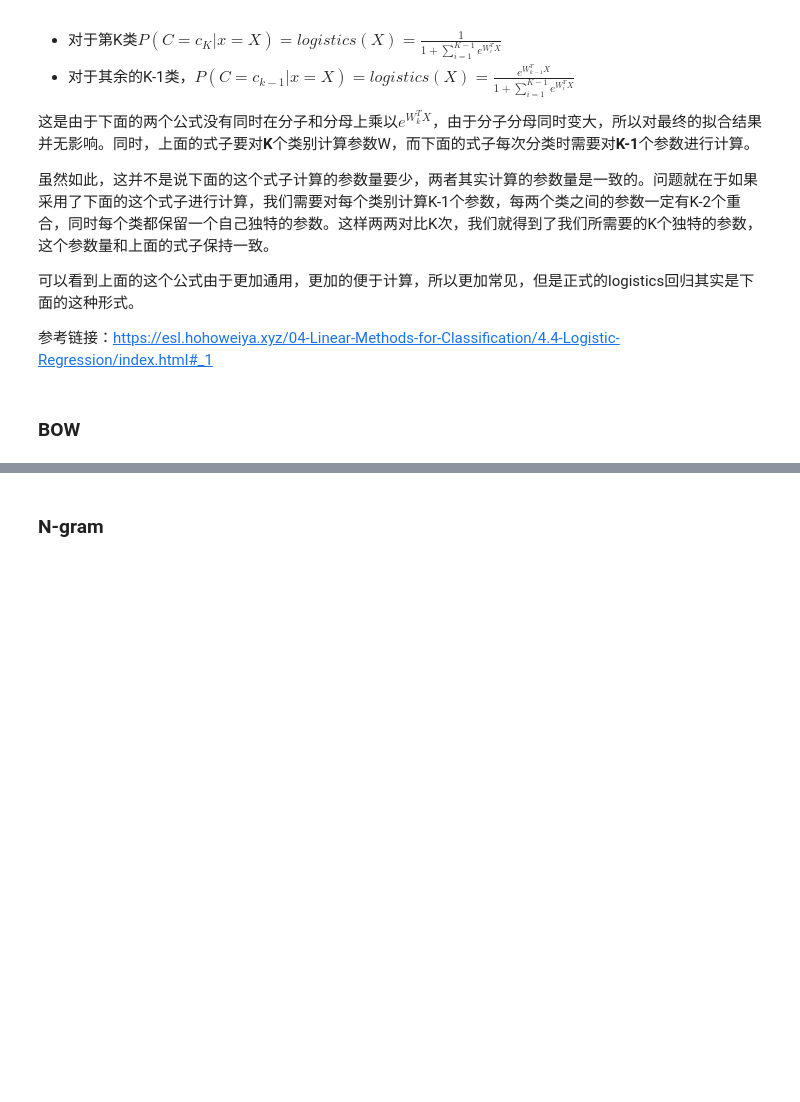
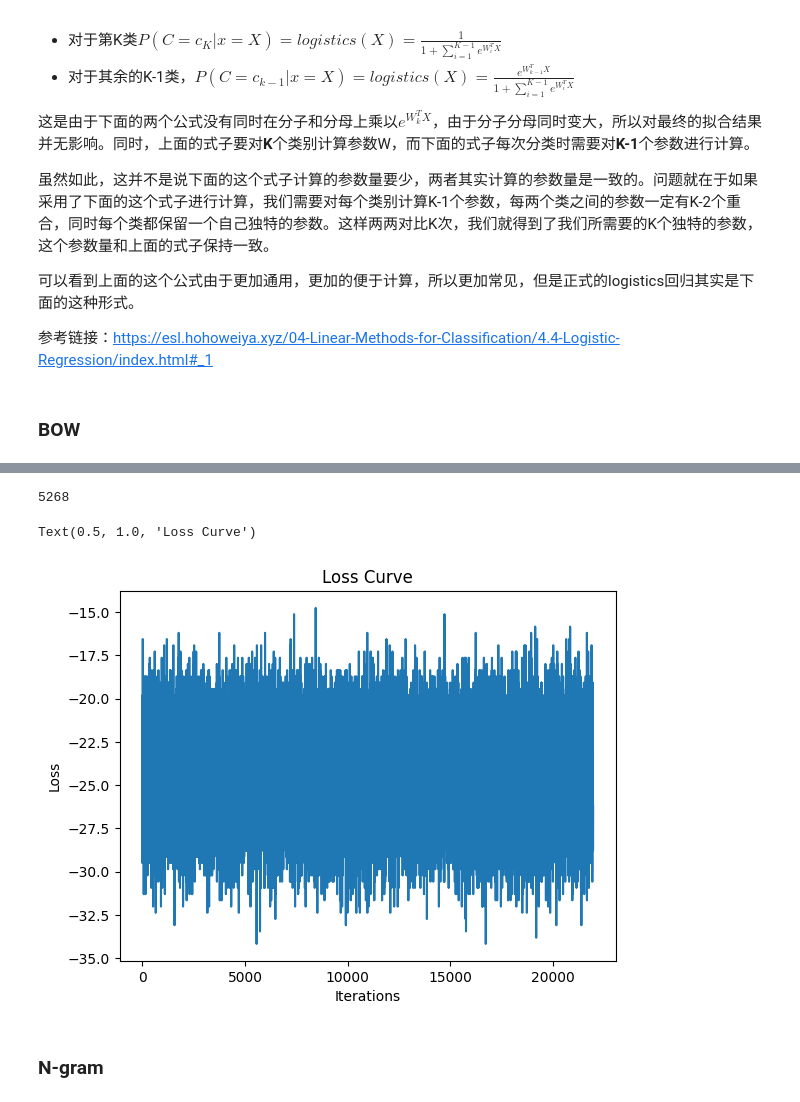
Before and after one commit to FuRuF-11/NLP_beginner, a Jupyter notebook: task1/task1.ipynb, the cells around one changed output, grey strips where cells are left out. Saved outputs shown, nothing was run; the diff lists cells and outputs as text; code cells hidden in the pictures; blank space fills up the shorter version.

```diff
--- a/task1/task1.ipynb
+++ b/task1/task1.ipynb
@@ -276,7 +282,20 @@ def feature_selection(dict,length,phrase_set,columns):
 # %%
-# dict_1,len_v1=dictionarymake(all_phrase_1,colums="allphrase")
-# dict_1,len_v1=feature_selection(dict_1,len_v1,all_phrase_1,columns)
+# 制作对应的字典
+dict_1,len_v1=dictionarymake(all_phrase_1,colums="Phrase",lim=30)
+len_v1
+# %% [output]
+5268
 # %%
-
-# X1=X_train_1["newphrase"].apply(vectorize,dict=dict_1,vector_len=len_v1)
-# X1.head()
+# 将数据转化为numpy数组的格式
+X1=X_train_1["Phrase"]\
+    .apply(vectorize,dict=dict_1,vector_len=len_v1)\
+    .to_numpy()
+y=train["Sentiment"].to_numpy()
+# %%
+X1=np.stack(X1,axis=0)
+y=y.reshape(y.shape[0],1)
+# 划分测试集和验证集,验证集不需要太大
+val_size=0.1
+train_size=int(len(X1)*(1-val_size))
+X_train_1,y_train_1=X1[:train_size],y[:train_size]
+X_val_1,y_val_1=X1[train_size:],y[train_size:]
@@ -283 +306,15 @@ def feature_selection(dict,length,phrase_set,columns):
+# %%
+
+soft=softmax(a=1e-6,iteration=10)
+soft.fit(X_train_1,y_train_1)
+y_pred_1=soft.predict(X_val_1)
+print(acc(y_pred_1,y_val_1))
+# %%
+plt.plot(soft.loss)
+plt.xlabel('Iterations')
+plt.ylabel('Loss')
+plt.title('Loss Curve')
+# %% [output]
+Text(0.5, 1.0, 'Loss Curve')
+[figure, added]
 # %%
```
Also changed, not shown: parts of 20 cells of this notebook.
